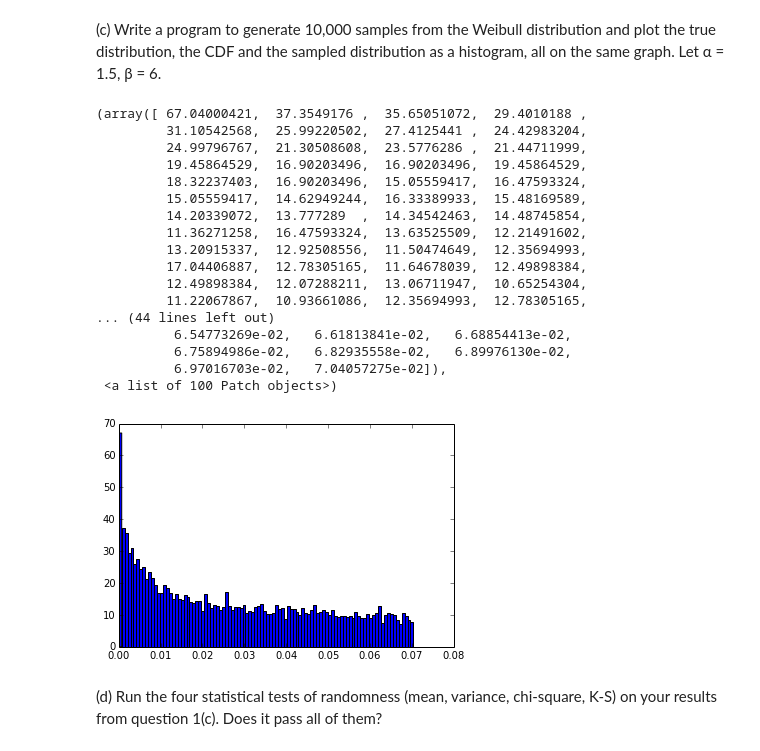
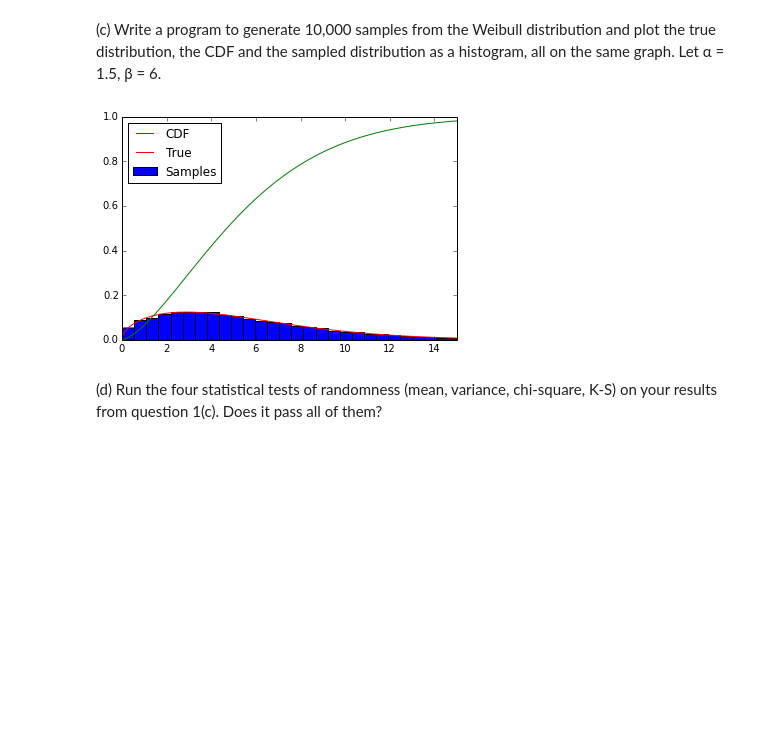
Before and after one commit to znlevine/PHYS202-S14, a Jupyter notebook: SciPy/RandomAndMCExercises.ipynb, the cells around one changed output. Cells and saved outputs as stored; diff of their text form; code cells hidden in the pictures; blank space fills up the shorter version.

```diff
--- a/SciPy/RandomAndMCExercises.ipynb
+++ b/SciPy/RandomAndMCExercises.ipynb
@@ -19,40 +17,32 @@ WARNING: pylab import has clobbered these variables: ['plot', 'f', 'interactive'
 # %%
-f=lambda x,alpha,beta: alpha*beta**(-alpha)*x**(alpha-1)*exp((x/beta)**alpha)
-F=lambda x,alpha,beta: 1-exp((x/beta)**alpha)
+f=lambda x,alpha,beta: alpha*beta**(-alpha)*x**(alpha-1)*exp(-(x/beta)**alpha)
+F=lambda x,alpha,beta: 1-exp(-(x/beta)**alpha)
 # %% [markdown]
 (b) Find the inverse of the CDF F^−1(x) analytically
 # %%
-Finv=lambda x,alpha,beta: beta*(-log(1-x))(1/alpha)
+Finv=lambda x: b*(-np.log(1-x))**(1/a)
 # %% [markdown]
 (c) Write a program to generate 10,000 samples from the Weibull distribution and plot the true distribution, the CDF and the sampled distribution as a histogram, all on the same graph. Let α = 1.5, β = 6.
 # %%
 N=10000
 a=1.5
 b=6
-x=np.arange(0.,1.,.0001)
-z=np.random.random_sample(N);
+x=np.arange(0.,15.,.0001)
+z=np.random.random_sample(N)
+k=90
+xsamples=Finv(z)
+cdfsamples=F(x,a,b)
+true=f(x,a,b)
+n,b2 = np.histogram(xsamples,bins=k,range=(1.,10.))
+plt.hist(xsamples,50.,normed=True,label="Samples")
 
-xsamples=abs(F(z,a,b));
+plt.plot(x,cdfsamples,label="CDF")
 
-plt.hist(xsamples,100.,normed=True)
+plt.plot(x,true,label="True")
+plt.xlim(0,15)
+plt.legend(loc="best")
+plt.show()
 # %% [output]
-(array([ 67.04000421,  37.3549176 ,  35.65051072,  29.4010188 ,
-         31.10542568,  25.99220502,  27.4125441 ,  24.42983204,
-         24.99796767,  21.30508608,  23.5776286 ,  21.44711999,
-         19.45864529,  16.90203496,  16.90203496,  19.45864529,
-         18.32237403,  16.90203496,  15.05559417,  16.47593324,
-         15.05559417,  14.62949244,  16.33389933,  15.48169589,
-         14.20339072,  13.777289  ,  14.34542463,  14.48745854,
-         11.36271258,  16.47593324,  13.63525509,  12.21491602,
-         13.20915337,  12.92508556,  11.50474649,  12.35694993,
-         17.04406887,  12.78305165,  11.64678039,  12.49898384,
-         12.49898384,  12.07288211,  13.06711947,  10.65254304,
-         11.22067867,  10.93661086,  12.35694993,  12.78305165,
-... (44 lines left out)
-          6.54773269e-02,   6.61813841e-02,   6.68854413e-02,
-          6.75894986e-02,   6.82935558e-02,   6.89976130e-02,
-          6.97016703e-02,   7.04057275e-02]),
- <a list of 100 Patch objects>)
-[figure, old version]
+[figure, new version]
 # %% [markdown]
 (d) Run the four statistical tests of randomness (mean, variance, chi-square, K-S) on your results from question 1(c). Does it pass all of them?
```
Also changed, not shown: parts of 12 cells of this notebook.
